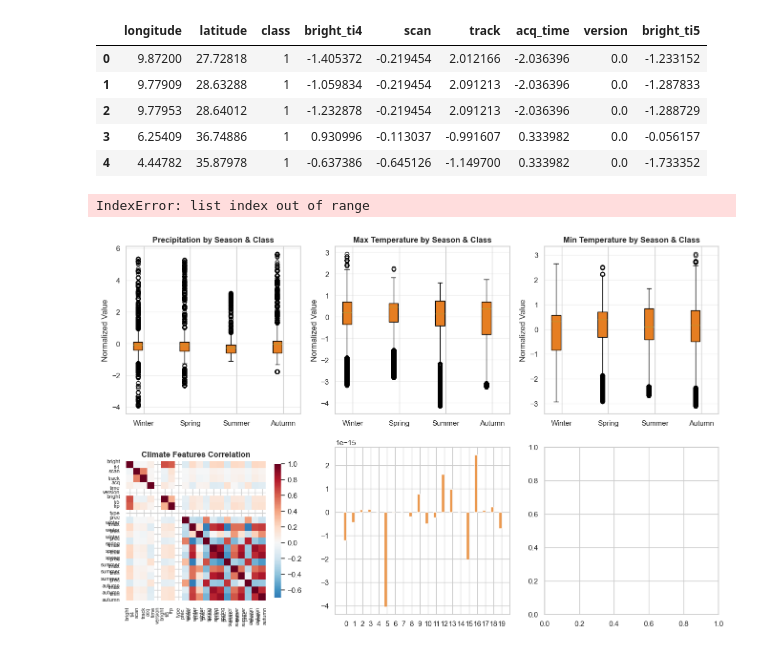
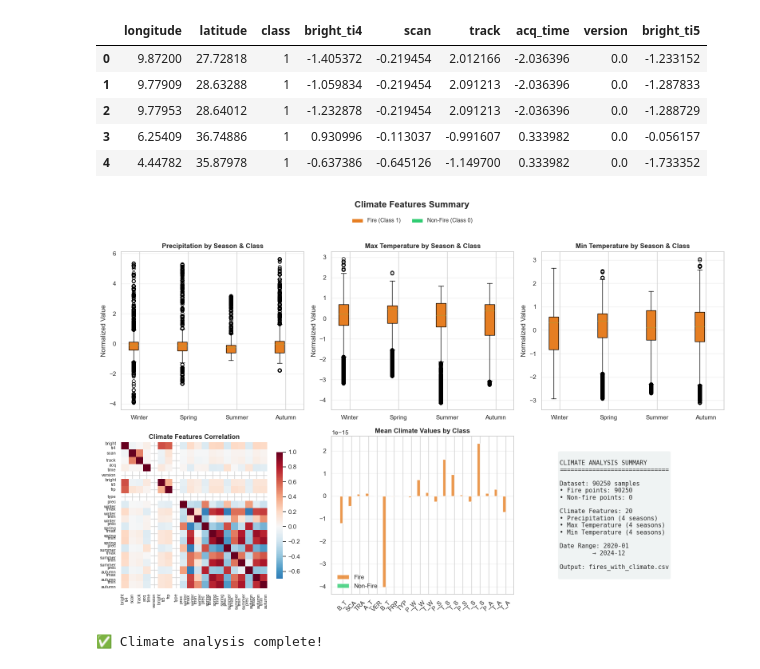
Before and after one commit to BESSAI-Tayeb/forest-fires-algeria-tunisia-analysis, a Jupyter notebook: analysis/analysis/climate.ipynb, the cells around one changed output. Saved outputs shown, nothing was run; the diff lists cells and outputs as text; code cells hidden in the pictures.

```diff
--- a/analysis/analysis/climate.ipynb
+++ b/analysis/analysis/climate.ipynb
@@ -972,7 +974,15 @@ width = 0.35
 ax.bar(x - width/2, means_fire, width, label='Fire', color=COLORS['fire'], alpha=0.8)
 ax.bar(x + width/2, means_no_fire, width, label='Non-Fire', color=COLORS['no_fire'], alpha=0.8)
 ax.set_xticks(x)
-ax.set_xticklabels([c.split('_')[0][0].upper() + '_' + c.split('_')[1][0].upper() for c in climate_cols], rotation=45)
+# Create shorter labels for climate columns
+tick_labels = []
+for c in climate_cols:
+    parts = c.split('_')
+    if len(parts) >= 2:
+        tick_labels.append(parts[0][0].upper() + '_' + parts[1][0].upper())
+    else:
+        tick_labels.append(c[:3].upper())
+ax.set_xticklabels(tick_labels, rotation=45)
 ax.set_title('Mean Climate Values by Class', fontweight='bold')
 ax.legend()
 ax.grid(True, alpha=0.3, axis='y')
@@ -988,32 +998,32 @@ Dataset: {len(fires_df)} samples
 • Fire points: {len(fires_df[fires_df['class']==1])}
 • Non-fire points: {len(fires_df[fires_df['class']==0])}
 
 Climate Features: {len(climate_cols)}
 • Precipitation (4 seasons)
 • Max Temperature (4 seasons)
 • Min Temperature (4 seasons)
 
 Date Range: {min(common_dates).strftime('%Y-%m')}
          → {max(common_dates).strftime('%Y-%m')}
 
 Output: fires_with_climate.csv
 """
 ax.text(0.1, 0.5, summary_text, fontsize=11, fontfamily='monospace',
         verticalalignment='center', transform=ax.transAxes,
         bbox=dict(boxstyle='round', facecolor='#ecf0f1', alpha=0.8))
 
 # Add legend for boxplots
 from matplotlib.patches import Patch
 legend_elements = [Patch(facecolor=COLORS['fire'], label='Fire (Class 1)'),
                    Patch(facecolor=COLORS['no_fire'], label='Non-Fire (Class 0)')]
 fig.legend(handles=legend_elements, loc='upper center', ncol=2,
            bbox_to_anchor=(0.5, 1.02), fontsize=10)
 
 plt.suptitle('Climate Features Summary', fontsize=16, fontweight='bold', y=1.05)
 plt.tight_layout()
 plt.show()
 
 print("\n✅ Climate analysis complete!")
 # %% [output]
+[figure, new version]
-IndexError: list index out of range
+✅ Climate analysis complete!
-[figure, old version]
```
Also changed, not shown: parts of 3 cells of this notebook, 10 other files.
